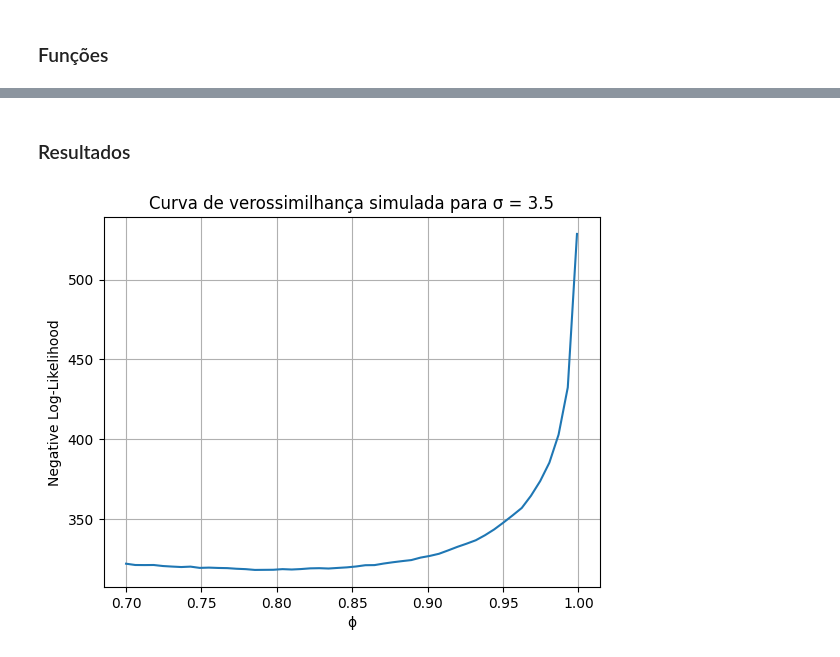
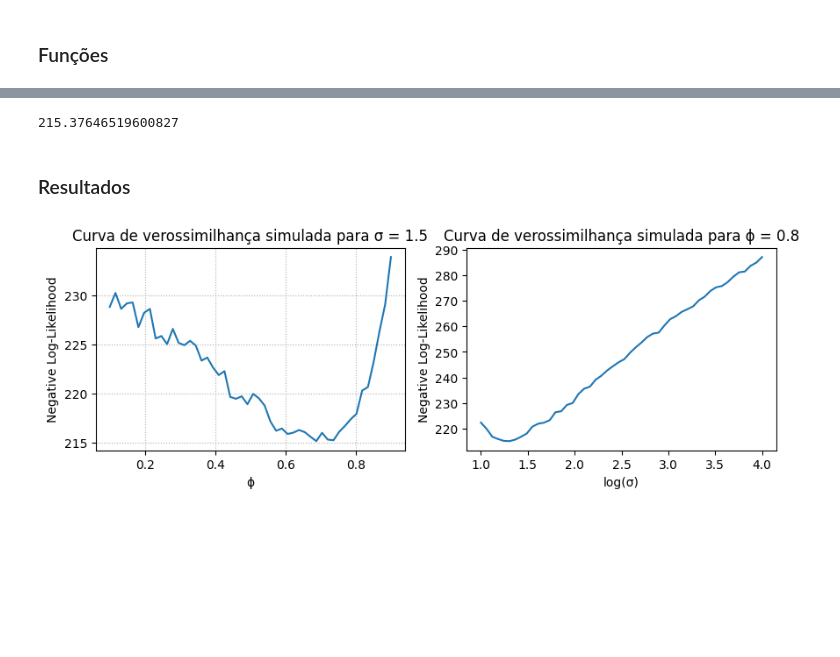
Before and after one commit to asdmalizia/masters, a Jupyter notebook: Modelos estruturais/Trabalho.ipynb, the cells around one changed output, grey strips where cells are left out. Cells and saved outputs as stored; diff of their text form; code cells hidden in the pictures; blank space fills up the shorter version.

```diff
--- a/Modelos estruturais/Trabalho.ipynb
+++ b/Modelos estruturais/Trabalho.ipynb
@@ -55,24 +62,11 @@ for t in range(1, T):
 # %%
 def neg_log_likelihood(theta, y_true, N=1000):
-    ϕ, σ = theta
-    # ϕ, log_σ = theta
-    # σ = np.exp(log_σ)
-    a1, P1 = 0, σ**2/(1 - ϕ**2)
+    # ϕ, σ = theta
+    ϕ, log_σ = theta
+    σ = np.exp(log_σ)
     T = len(y_true)
 
-    ϵt = rng.normal(0, σ, size=(N,T))
-    y1 = rng.normal(loc=a1, scale=np.sqrt(P1), size=N)
-
-    yt = np.zeros((N,T))
-    yt[:,0] = y1
-
-    for t in range(1, T):
-        yt[:,t] = ϕ*yt[:,t-1] + ϵt[:,t]
-
-    yt_hat = np.mean(yt, axis=0) # média da densidade simulada
-    Ft = np.mean(np.power(yt - yt_hat, 2), axis=0) # variância da densidade estimada
-    vt = y_true - yt_hat # inovações
-
+    yt_hat, vt, Ft = run_model(ϕ, σ, T, N)
     log_likelihood = (
         -T/2 * np.log(2 * np.pi)
         -0.5 * np.sum(np.log(Ft) + np.power(vt, 2)/Ft)
@@ -265,14 +172,28 @@ result
+# %%
+yt_hat, vt, _ = run_model(ϕ_hat, σ_hat, T=len(y_true), N=1000)
+neg_log_likelihood((ϕ_hat, log_σ_hat), y_true)
+# %% [output]
+215.37646519600827
 # %% [markdown]
 ### Resultados
 # %%
-ϕ_grid = np.linspace(0.7, 0.999, 50)
-losses = [neg_log_likelihood([ϕ, 3.5], y_true, N=3000, R=3) for ϕ in ϕ_grid]
+fig, ax = plt.subplots(1,2, figsize=(10,3))
 
-plt.plot(ϕ_grid, losses)
-plt.xlabel("ϕ")
-plt.ylabel("Negative Log-Likelihood")
-plt.title("Curva de verossimilhança simulada para σ = 3.5")
-plt.grid(True)
+ϕ_grid = np.linspace(0.1, 0.9, 50)
+losses = [neg_log_likelihood([phi, np.log(σ)], y_true, N=1000) for phi in ϕ_grid]
+ax[0].plot(ϕ_grid, losses)
+ax[0].set_xlabel("ϕ")
+ax[0].set_ylabel("Negative Log-Likelihood")
+ax[0].set_title("Curva de verossimilhança simulada para σ = {}".format(σ))
+ax[0].grid(axis='both', linestyle=':')
+
+sigma_grid = np.linspace(1, 4, 50)
+losses = [neg_log_likelihood([ϕ, np.log(sigma)], y_true, N=1000) for sigma in sigma_grid]
+ax[1].plot(sigma_grid, losses)
+ax[1].set_xlabel("log(σ)")
+ax[1].set_ylabel("Negative Log-Likelihood")
+ax[1].set_title("Curva de verossimilhança simulada para ϕ = {}".format(ϕ))
+
 plt.show()
 # %% [output]
-[figure, old version]
+[figure, new version]
```
Also changed, not shown: parts of 34 cells of this notebook.
